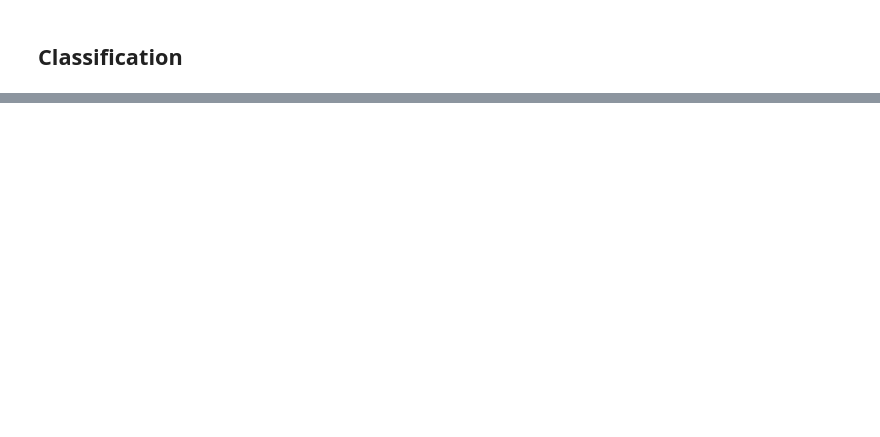
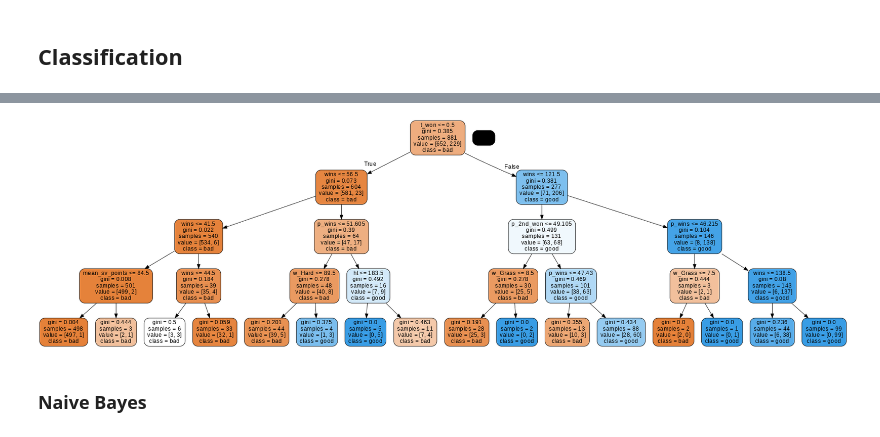
Before and after one commit to nikodallanoce/DataMiningProject, a Jupyter notebook: DM_14_TASK3/DM_14_predictive_analysis.ipynb, the cells around one changed output, grey strips where cells are left out. Cells and saved outputs as stored; diff of their text form; code cells hidden in the pictures; blank space fills up the shorter version.

```diff
--- a/DM_14_TASK3/DM_14_predictive_analysis.ipynb
+++ b/DM_14_TASK3/DM_14_predictive_analysis.ipynb
@@ -275,0 +376,19 @@ memory usage: 339.5 KB
+# %%
+import graphviz, pydotplus
+from IPython.display import Image
+# DOT data
+dot_data = tree.export_graphviz(dt, out_file = None,
+                                feature_names= list(train_set.columns.values),
+                                class_names=['bad', 'good'],
+                                filled=True,
+                                rounded = True)
+# Draw graph
+
+pydot_graph = pydotplus.graph_from_dot_data(dot_data)
+#pydot_graph.write_png('original_tree.png')
+pydot_graph.set_size('"18, 18!"')
+Image(pydot_graph.create_png())
+# %% [output]
+[figure, added]
+# %% [markdown]
+### **Naive Bayes**
```
Also changed, not shown: parts of 112 cells of this notebook.
